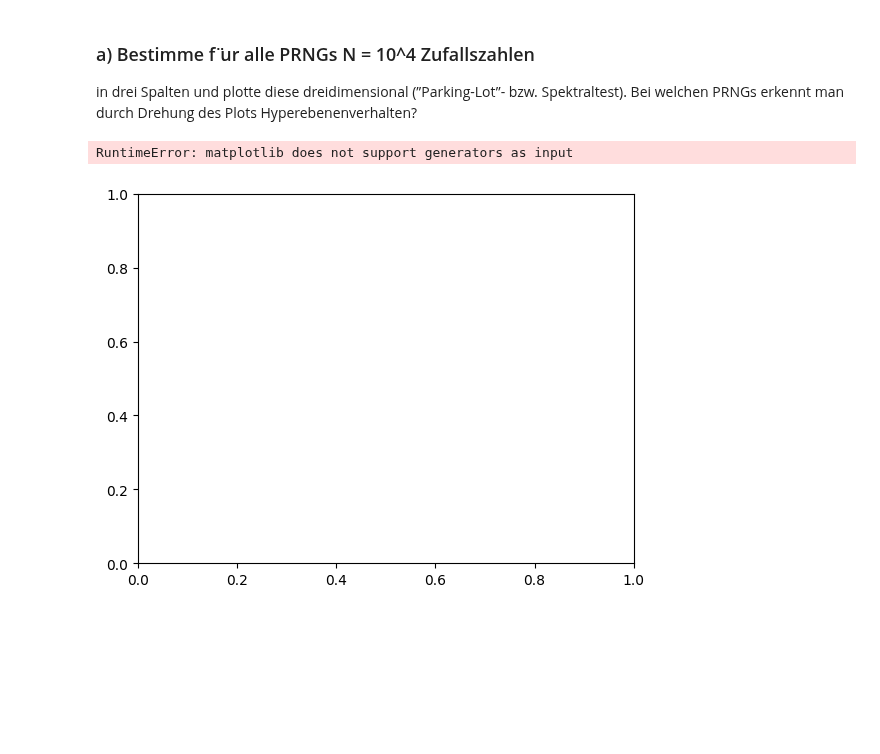
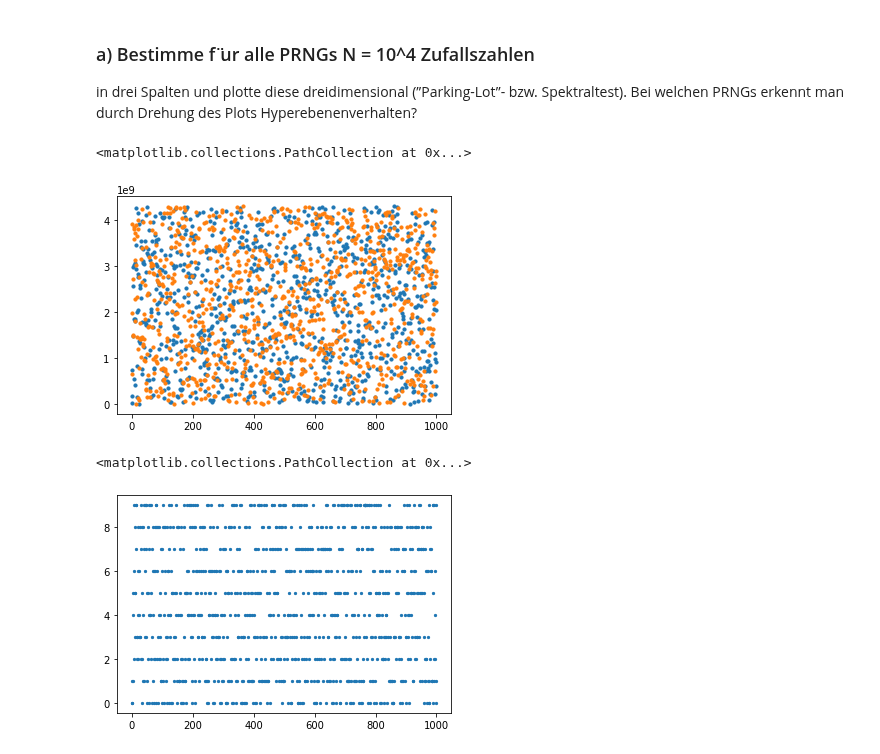
Before and after one commit to emhl/CoPhy2, a Jupyter notebook: Blatt6-Zufall-Anwendung/Blatt6-Aufgabe1.ipynb, the cells around one changed output. Saved outputs shown, nothing was run; the diff lists cells and outputs as text; code cells hidden in the pictures; blank space fills up the shorter version.

```diff
--- a/Blatt6-Zufall-Anwendung/Blatt6-Aufgabe1.ipynb
+++ b/Blatt6-Zufall-Anwendung/Blatt6-Aufgabe1.ipynb
@@ -34,7 +36,11 @@ import random
 # Linearer Kongruenzgenerator
 def lcg(m, a, b, x0, n):
     x = x0
-    y = np.zeros()
+    y = np.zeros(n)
+    for i in range(n):
+        x = (a*x + b) % m
+        y[i] = x
+    return y
 
 def rand_a(n, seed=1):
     m = 2**32
@@ -53,21 +59,32 @@ def rand_b(n, seed=1):
 def rand_c(n):
     mp.dps = n
     s = str(mp.pi)
+    y = np.zeros(n)
     for i in range(2,n):
-        yield int(s[i])
+        y[i] = int(s[i])
+    return y
 
 def rand_d(n):
+    y = np.zeros(n)
     for i in range(n):
-        yield random.random()
+        y[i] = random.random()
+    return y
 # %% [markdown]
 ### a) Bestimme f ̈ur alle PRNGs N = 10^4 Zufallszahlen
 in drei Spalten und plotte diese
 dreidimensional (”Parking-Lot”- bzw. Spektraltest). Bei welchen PRNGs erkennt man
 durch Drehung des Plots Hyperebenenverhalten?
 # %%
-n, seed = 100, 420
+n, seed = 1000, 420
 
-plt.scatter(range(n),rand_a(n,seed))
+plt.scatter(range(n),rand_a(n,seed),s=10)
+plt.scatter(range(n),rand_b(n,seed),s=10)
 # %% [output]
-RuntimeError: matplotlib does not support generators as input
+<matplotlib.collections.PathCollection at 0x...>
-[figure, old version]
+[figure, new version]
+# %%
+
+plt.scatter(range(n),rand_c(n),s=5)
+# %% [output]
+<matplotlib.collections.PathCollection at 0x...>
+[figure, added]
```
Also changed, not shown: parts of 1 cell of this notebook.
